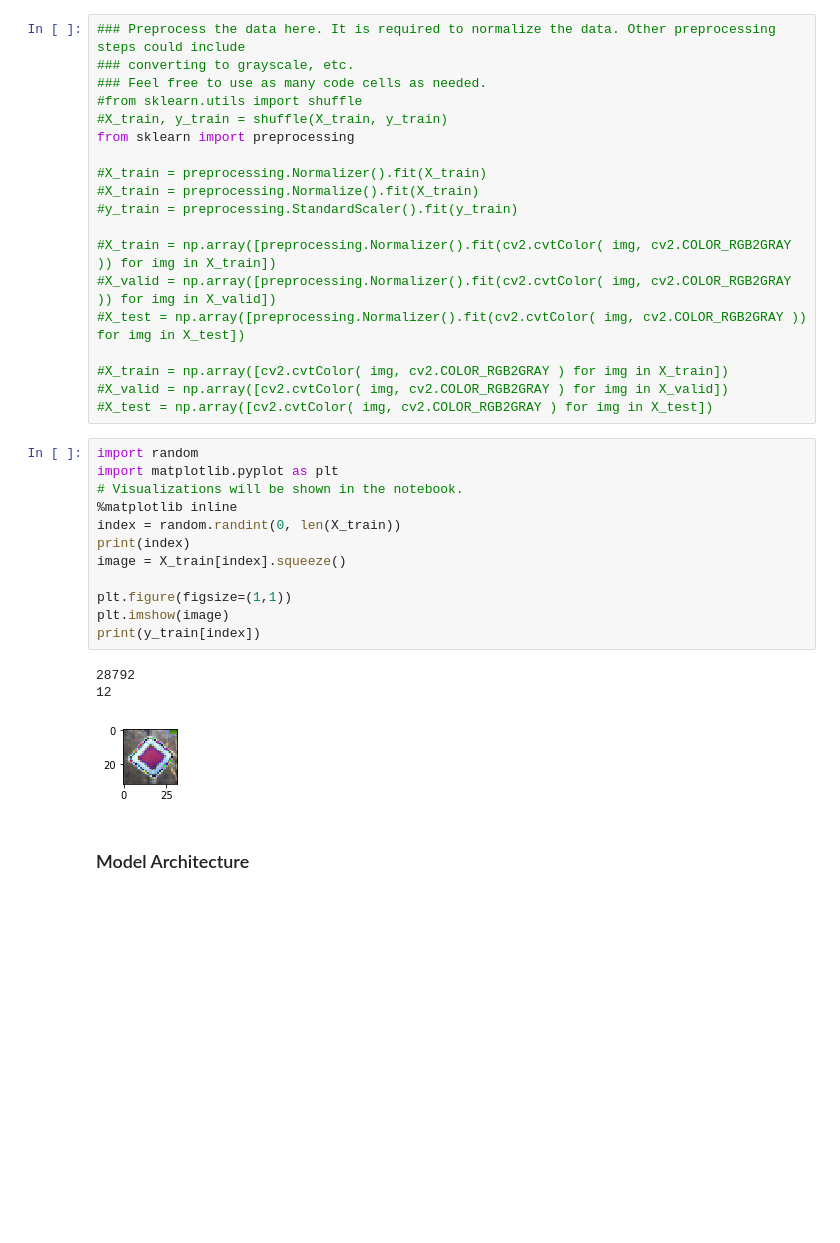
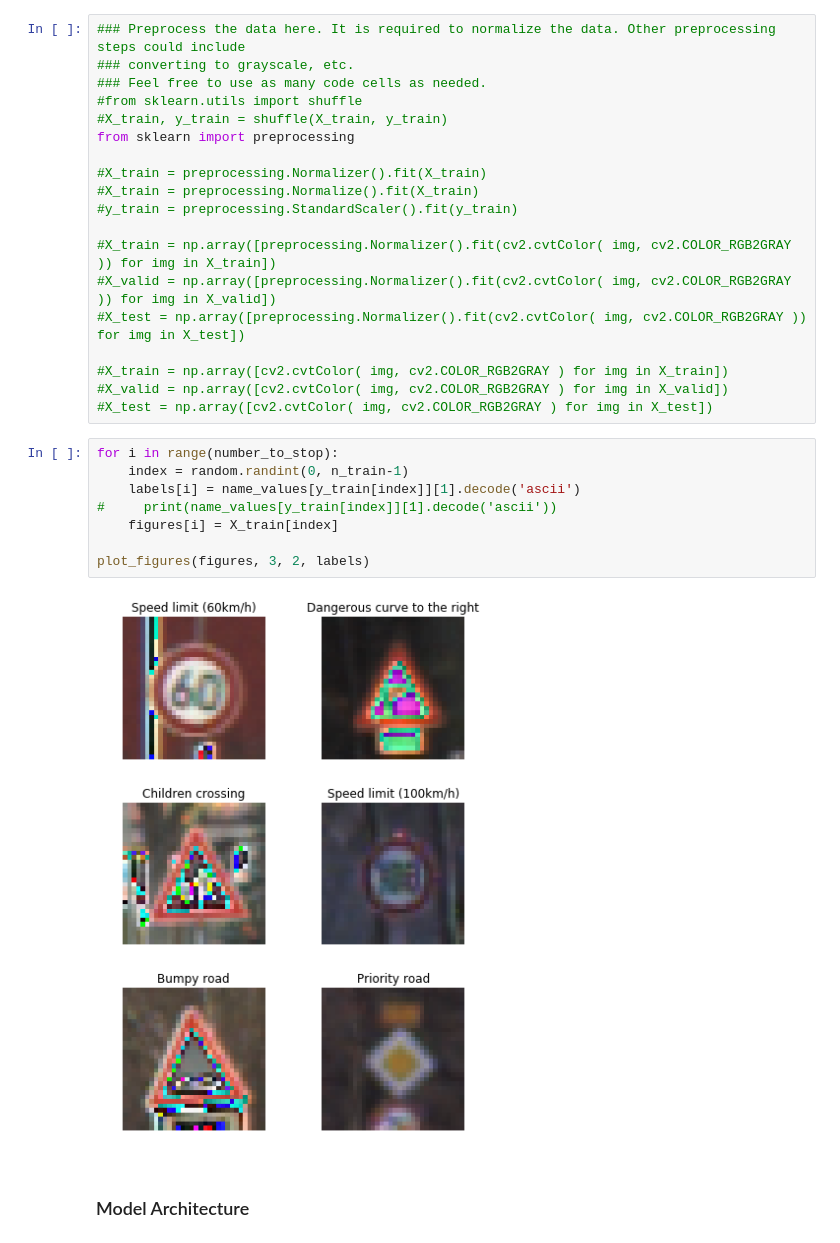
Before and after one commit to ildefonsotico/TrafficSignsClassification, a Jupyter notebook: Traffic_Sign_Classifier.ipynb, the cells around one changed output. Saved outputs shown, nothing was run; the diff lists cells and outputs as text; blank space fills up the shorter version.

```diff
--- a/Traffic_Sign_Classifier.ipynb
+++ b/Traffic_Sign_Classifier.ipynb
@@ -178,22 +221,16 @@ from sklearn import preprocessing
 #X_train = np.array([cv2.cvtColor( img, cv2.COLOR_RGB2GRAY ) for img in X_train])
 #X_valid = np.array([cv2.cvtColor( img, cv2.COLOR_RGB2GRAY ) for img in X_valid])
 #X_test = np.array([cv2.cvtColor( img, cv2.COLOR_RGB2GRAY ) for img in X_test])
-# %%
-import random
-import matplotlib.pyplot as plt
-# Visualizations will be shown in the notebook.
-%matplotlib inline
-index = random.randint(0, len(X_train))
-print(index)
-image = X_train[index].squeeze()
-
-plt.figure(figsize=(1,1))
-plt.imshow(image)
-print(y_train[index])
-# %% [output]
-28792
-12
-[figure, removed]
+# %%
+for i in range(number_to_stop):
+    index = random.randint(0, n_train-1)
+    labels[i] = name_values[y_train[index]][1].decode('ascii')
+#     print(name_values[y_train[index]][1].decode('ascii'))
+    figures[i] = X_train[index]
+
+plot_figures(figures, 3, 2, labels)
+# %% [output]
+[figure, added]
 # %% [markdown]
 ### Model Architecture
 # %%
```
Also changed, not shown: parts of 13 cells of this notebook.
